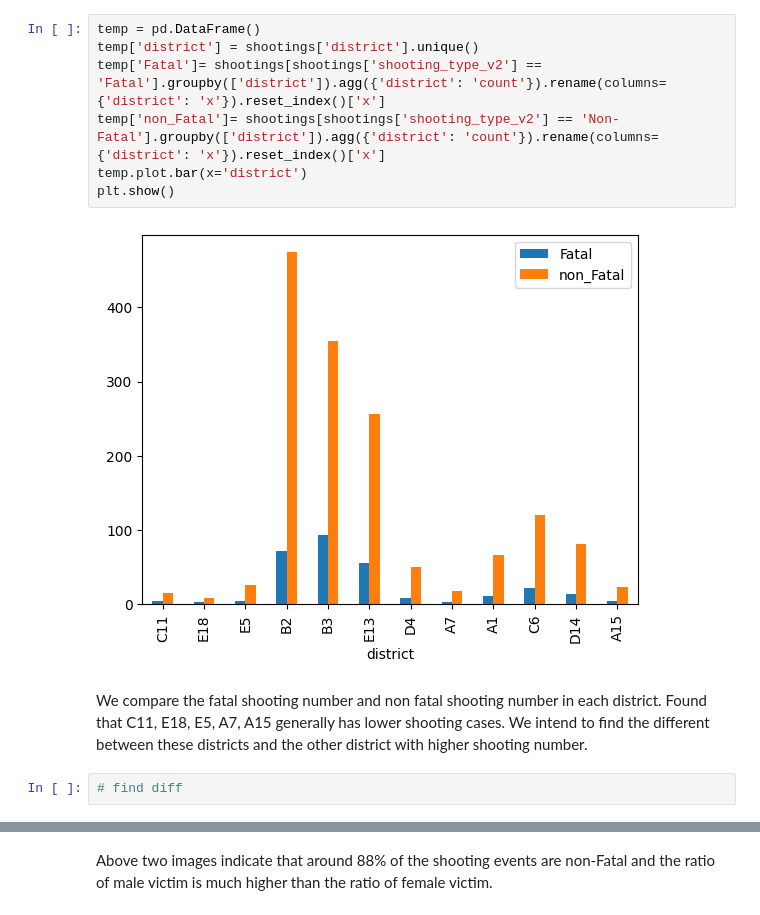
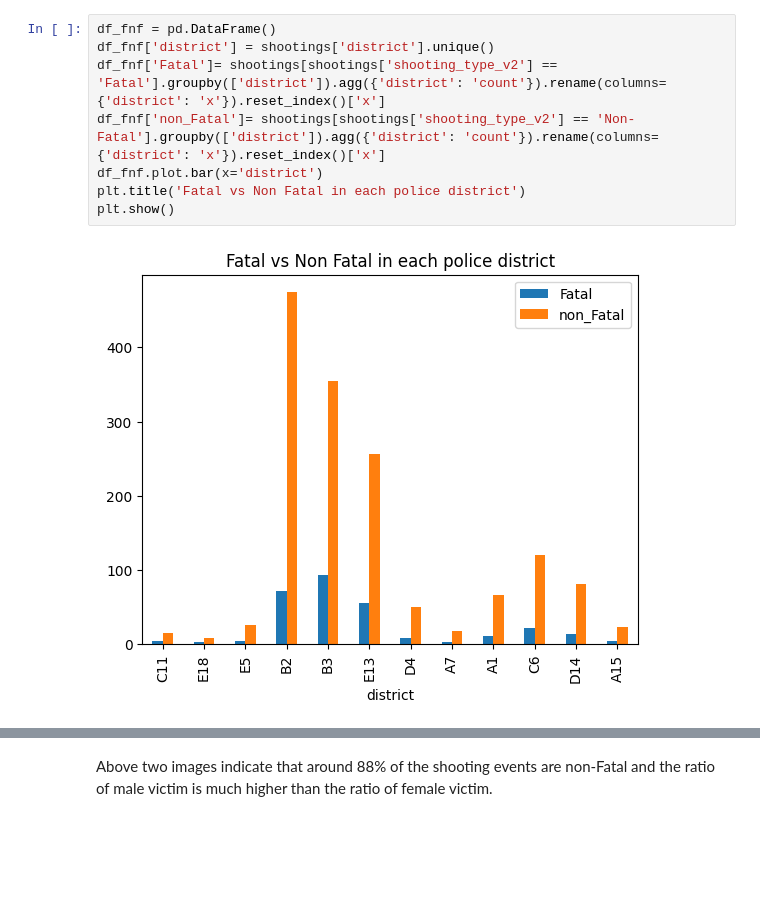
Before and after one commit to BU-Spark/ds-councilor-worrell-gun-violence, a Jupyter notebook: spring23-team-2/deliverables/deliverables 1/pattern.ipynb, the cells around one changed output, grey strips where cells are left out. Cells and saved outputs as stored; diff of their text form; blank space fills up the shorter version.

```diff
--- a/spring23-team-2/deliverables/deliverables 1/pattern.ipynb
+++ b/spring23-team-2/deliverables/deliverables 1/pattern.ipynb
@@ -37,13 +89,10 @@ Above is the shooting number in each district
 # %%
-temp = pd.DataFrame()
-temp['district'] = shootings['district'].unique()
-temp['Fatal']= shootings[shootings['shooting_type_v2'] == 'Fatal'].groupby(['district']).agg({'district': 'count'}).rename(columns={'district': 'x'}).reset_index()['x']
-temp['non_Fatal']= shootings[shootings['shooting_type_v2'] == 'Non-Fatal'].groupby(['district']).agg({'district': 'count'}).rename(columns={'district': 'x'}).reset_index()['x']
-temp.plot.bar(x='district')
+df_fnf = pd.DataFrame()
+df_fnf['district'] = shootings['district'].unique()
+df_fnf['Fatal']= shootings[shootings['shooting_type_v2'] == 'Fatal'].groupby(['district']).agg({'district': 'count'}).rename(columns={'district': 'x'}).reset_index()['x']
+df_fnf['non_Fatal']= shootings[shootings['shooting_type_v2'] == 'Non-Fatal'].groupby(['district']).agg({'district': 'count'}).rename(columns={'district': 'x'}).reset_index()['x']
+df_fnf.plot.bar(x='district')
+plt.title('Fatal vs Non Fatal in each police district')
 plt.show()
 # %% [output]
-[figure, old version]
+[figure, new version]
-# %% [markdown]
-We compare the fatal shooting number and non fatal shooting number in each district. Found that C11, E18, E5, A7, A15 generally has lower shooting cases. We intend to find the different between these districts and the other district with higher shooting number.
-# %%
-# find diff
```
Also changed, not shown: parts of 24 cells of this notebook, 2 other files.
